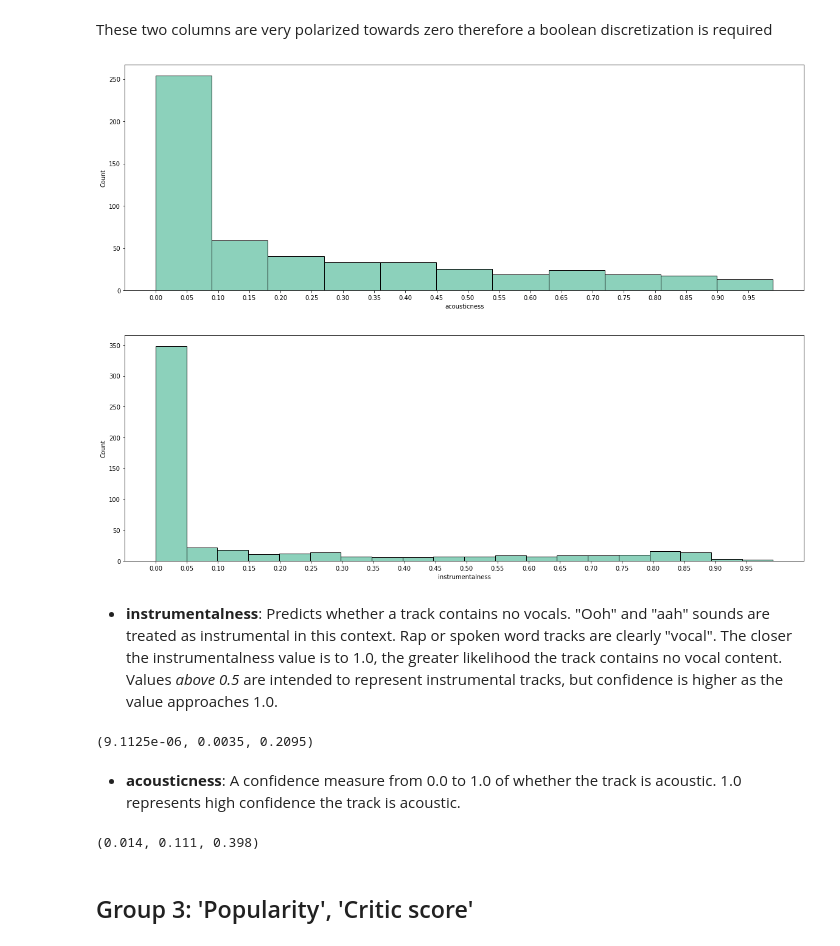
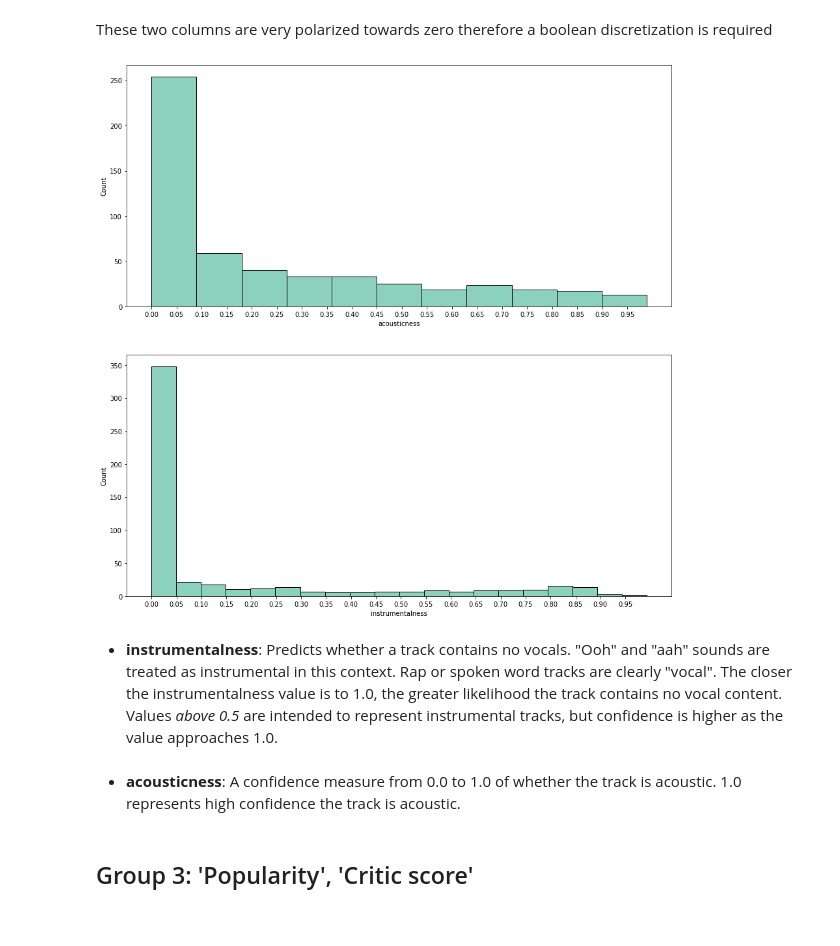
Before and after one commit to MScaramuzzi/FAIKR-3, a Jupyter notebook: df_compl.ipynb, the cells around one changed output. Cells and saved outputs as stored; diff of their text form; code cells hidden in the pictures.

```diff
--- a/df_compl.ipynb
+++ b/df_compl.ipynb
@@ -482,7 +470,7 @@ group3 = ['critic score', 'popularity_normalized']
 # %% [markdown]
 ## Group 1: 'danceability', 'energy', 'valence'
 # %%
-_, axes = plt.subplots(nrows=3, ncols=1, figsize=(20, 20))
+_, axes = plt.subplots(nrows=3, ncols=1, figsize=(15, 10))
 for col, ax in zip(group1, axes):
     sns.histplot(x=col, data=df2, ax=ax)
     ax.set_xticks(np.arange(min(df2[col]), max(df2[col]), step=0.1))
@@ -527,18 +503,18 @@ df2 = df2.drop(group1,axis=1)
 # %% [markdown]
 These two columns are very polarized towards zero therefore a boolean discretization is required
 # %%
-_, axes = plt.subplots(nrows=2, ncols=1, figsize=(20, 15))
+_, axes = plt.subplots(nrows=2, ncols=1, figsize=(15, 10))
 for col, ax in zip(group2, axes):
     sns.histplot(x=col, data=df2, ax=ax)
     ax.set_xticks(np.arange(min(df2[col]), max(df2[col]), step=0.05))
 # %% [output]
-[figure, old version]
+[figure, new version]
 # %% [markdown]
 
 
 * **instrumentalness**: Predicts whether a track contains no vocals. "Ooh" and "aah" sounds are treated as instrumental in this context. Rap or spoken word tracks are clearly "vocal". The closer the instrumentalness value is to 1.0, the greater likelihood the track contains no vocal content. Values *above 0.5* are intended to represent instrumental tracks, but confidence is higher as the value approaches 1.0.
 # %%
 quant_25_i, quant_50_i, quant_75_i= df2.instrumentalness.quantile(0.25),round(df2.instrumentalness.quantile(0.50),4),round(df2.instrumentalness.quantile(0.75),4)
-quant_25_i, quant_50_i, quant_75_i
+df2['instr']=pd.cut(x=df2['instrumentalness'], bins=[-.01,quant_50_i,np.max(df2.instrumentalness)],
+                        labels=["not instrumental","instrumental"])
+# this column has been discretizated as boolean
-# %% [output]
-(9.1125e-06, 0.0035, 0.2095)
@@ -550,6 +522,6 @@ df2['instr']=pd.cut(x=df2['instrumentalness'], bins=[-.01,quant_50_i,np.max(df2.
 * **acousticness**: A confidence measure from 0.0 to 1.0 of whether the track is acoustic. 1.0 represents high confidence the track is acoustic.
 # %%
 quant_25_a, quant_50_a, quant_75_a= round(df2.acousticness.quantile(0.25),3),round(df2.acousticness.quantile(0.50),3),round(df2.acousticness.quantile(0.75),3)
-quant_25_a, quant_50_a, quant_75_a
+df2['aco']=pd.cut(x=df2['acousticness'], bins=[-.01,quant_50_a,1],
+                        labels=["not acoustic","acoustic"])
+# this column has been discretizated as boolean
-# %% [output]
-(0.014, 0.111, 0.398)
```
Also changed, not shown: parts of 58 cells of this notebook.
